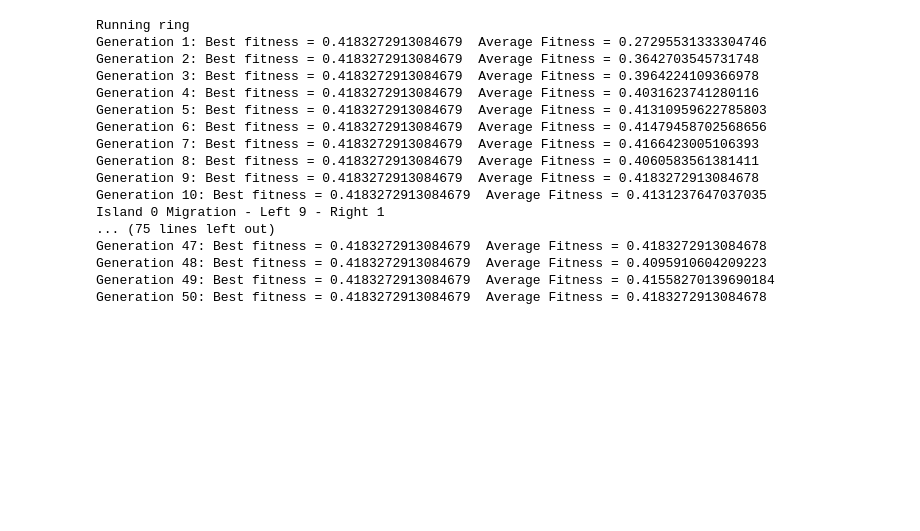
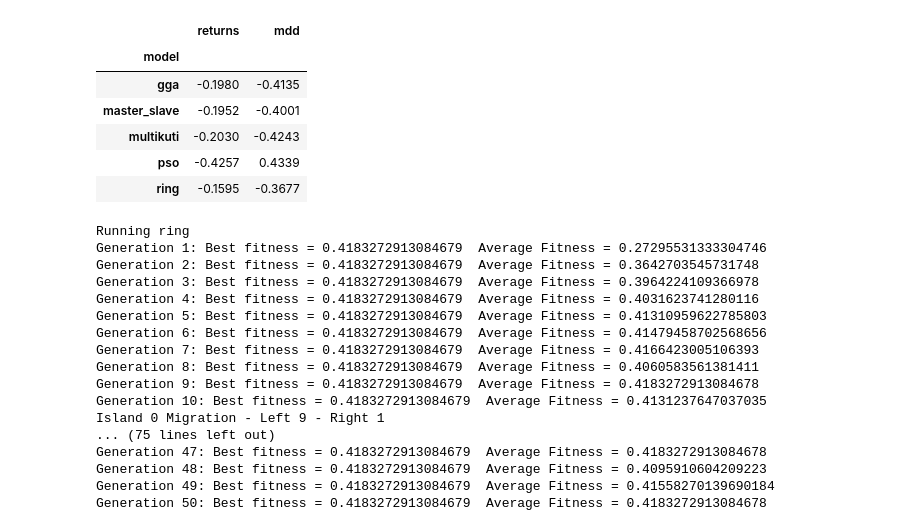
Before and after one commit to Chideme/island_genetic_algrorithm, a Jupyter notebook: downtrend.ipynb, the cells around one changed output. Saved outputs shown, nothing was run; the diff lists cells and outputs as text; code cells hidden in the pictures; blank space fills up the shorter version.

```diff
--- a/downtrend.ipynb
+++ b/downtrend.ipynb
@@ -69 +73,13 @@ Generation 10: Best fitness = 0.2934363019722539  Average Fitness = 0.2934363019
+# %%
+results_df = pd.read_csv('results/downtrend.csv')
+pd.set_option('display.max_rows', None)
+results_df.groupby([ 'model'])[[ 'returns', 'mdd']].mean().round(4)
+# %% [output]
+|  | returns | mdd |
+| model |  |  |
+| gga | -0.1980 | -0.4135 |
+| master_slave | -0.1952 | -0.4001 |
+| multikuti | -0.2030 | -0.4243 |
+| pso | -0.4257 | 0.4339 |
+| ring | -0.1595 | -0.3677 |
 # %%
```
Also changed, not shown: parts of 2 cells of this notebook, 3 other files.
